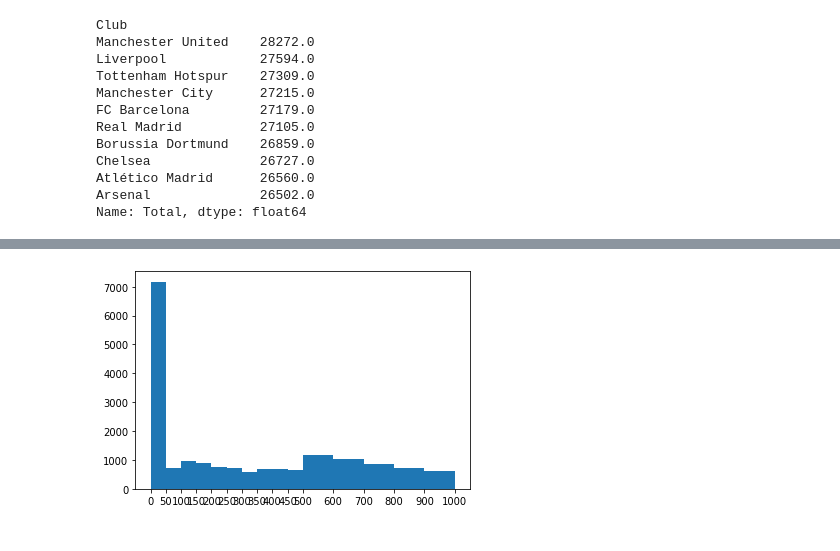
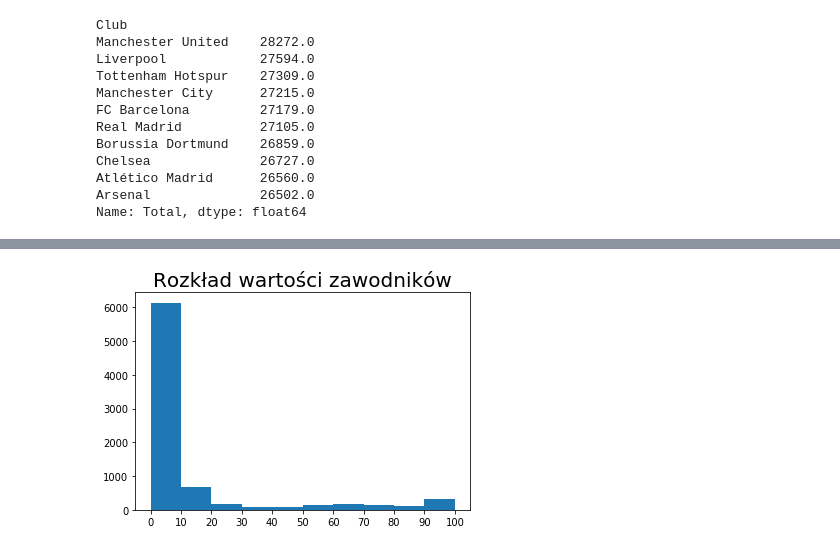
Before and after one commit to Patmik/CV, a Jupyter notebook: Fifa/Analiza fifa.ipynb, the cells around one changed output, grey strips where cells are left out. Cells and saved outputs as stored; diff of their text form; code cells hidden in the pictures.

```diff
--- a/Fifa/Analiza fifa.ipynb
+++ b/Fifa/Analiza fifa.ipynb
@@ -199,13 +209,15 @@ fifa
 # %%
 # Wartość zawodników
 
-bins=(0,50,100,150,200,250,300,350,400,450,500,600,700,800,900,1000)
+bins=(0,10,20,30,40,50,60,70,80,90,100)
 plt.hist(fifa.Value,bins=bins,)
 plt.xticks(bins)
 
+plt. title('Rozkład wartości zawodników',fontdict={'fontsize':20})
 
+plt.savefig('grafy/Players value',dpi=300)
 
 
 plt.show()
 # %% [output]
-[figure, old version]
+[figure, new version]
```
Also changed, not shown: parts of 3 cells of this notebook, 17 other files.
